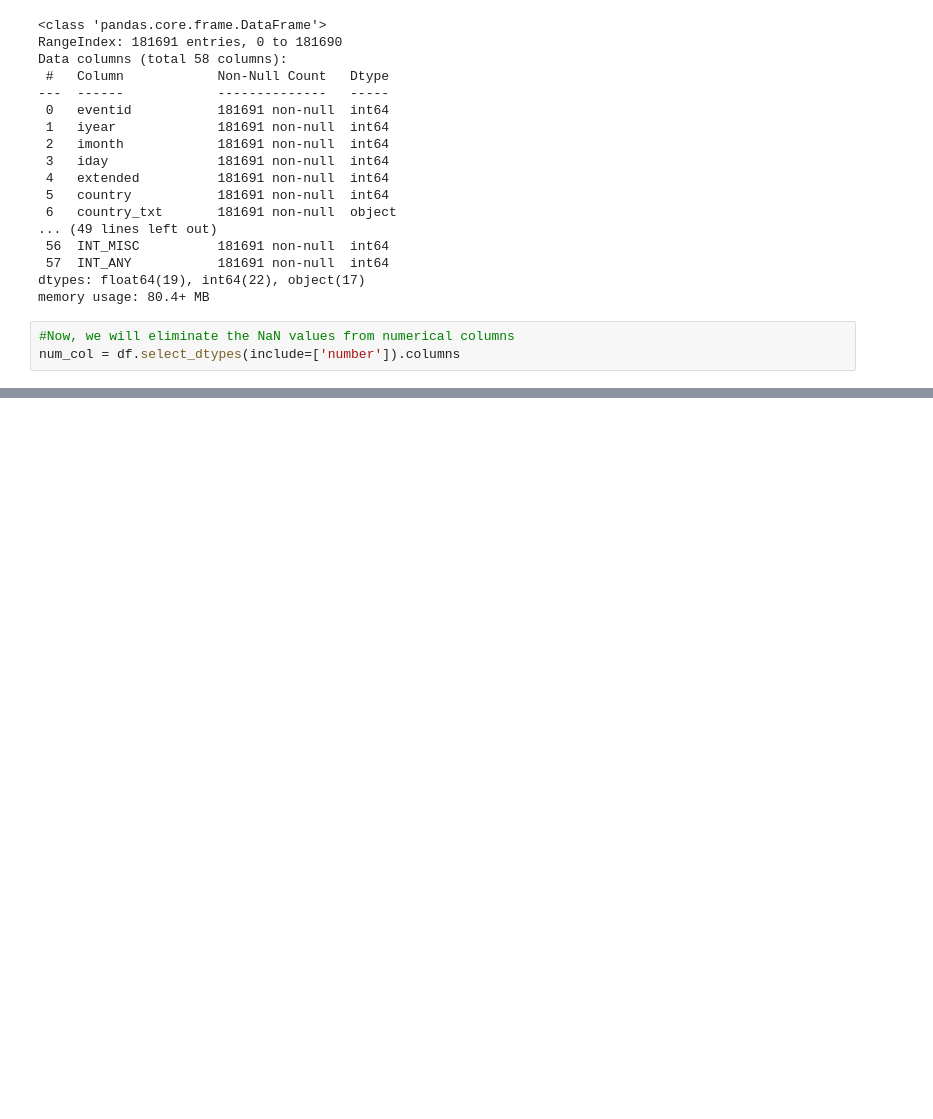
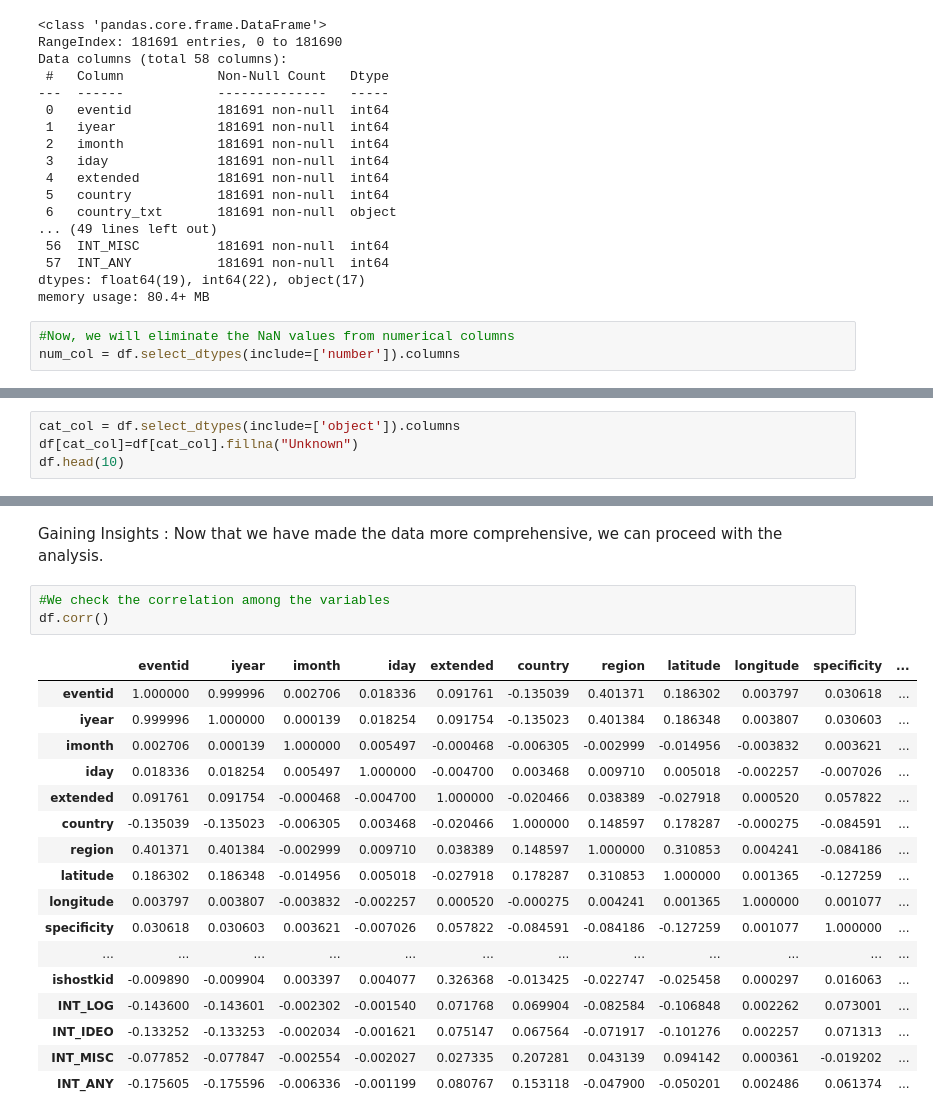
Before and after one commit to GauravBFG10K/Global-Terrorism---EDA, a Jupyter notebook: Global_Terrorism_Analysis_Capstone_Project.ipynb, the cells around one changed output, grey strips where cells are left out. Saved outputs shown, nothing was run; the diff lists cells and outputs as text; blank space fills up the shorter version.

```diff
--- a/Global_Terrorism_Analysis_Capstone_Project.ipynb
+++ b/Global_Terrorism_Analysis_Capstone_Project.ipynb
@@ -134,0 +137,4 @@ df.head(10)
+# %%
+cat_col = df.select_dtypes(include=['object']).columns
+df[cat_col]=df[cat_col].fillna("Unknown")
+df.head(10)
@@ -134,0 +153,23 @@ df.head(10)
+# %% [markdown]
+Gaining Insights : Now that we have made the data more comprehensive, we can proceed with the analysis.
+# %%
+#We check the correlation among the variables
+df.corr()
+# %% [output]
+|  | eventid | iyear | imonth | iday | extended | country | region | latitude | longitude | specificity | ... |
+| eventid | 1.000000 | 0.999996 | 0.002706 | 0.018336 | 0.091761 | -0.135039 | 0.401371 | 0.186302 | 0.003797 | 0.030618 | ... |
+| iyear | 0.999996 | 1.000000 | 0.000139 | 0.018254 | 0.091754 | -0.135023 | 0.401384 | 0.186348 | 0.003807 | 0.030603 | ... |
+| imonth | 0.002706 | 0.000139 | 1.000000 | 0.005497 | -0.000468 | -0.006305 | -0.002999 | -0.014956 | -0.003832 | 0.003621 | ... |
+| iday | 0.018336 | 0.018254 | 0.005497 | 1.000000 | -0.004700 | 0.003468 | 0.009710 | 0.005018 | -0.002257 | -0.007026 | ... |
+| extended | 0.091761 | 0.091754 | -0.000468 | -0.004700 | 1.000000 | -0.020466 | 0.038389 | -0.027918 | 0.000520 | 0.057822 | ... |
+| country | -0.135039 | -0.135023 | -0.006305 | 0.003468 | -0.020466 | 1.000000 | 0.148597 | 0.178287 | -0.000275 | -0.084591 | ... |
+| region | 0.401371 | 0.401384 | -0.002999 | 0.009710 | 0.038389 | 0.148597 | 1.000000 | 0.310853 | 0.004241 | -0.084186 | ... |
+| latitude | 0.186302 | 0.186348 | -0.014956 | 0.005018 | -0.027918 | 0.178287 | 0.310853 | 1.000000 | 0.001365 | -0.127259 | ... |
+| longitude | 0.003797 | 0.003807 | -0.003832 | -0.002257 | 0.000520 | -0.000275 | 0.004241 | 0.001365 | 1.000000 | 0.001077 | ... |
+| specificity | 0.030618 | 0.030603 | 0.003621 | -0.007026 | 0.057822 | -0.084591 | -0.084186 | -0.127259 | 0.001077 | 1.000000 | ... |
+| ... | ... | ... | ... | ... | ... | ... | ... | ... | ... | ... | ... |
+| ishostkid | -0.009890 | -0.009904 | 0.003397 | 0.004077 | 0.326368 | -0.013425 | -0.022747 | -0.025458 | 0.000297 | 0.016063 | ... |
+| INT_LOG | -0.143600 | -0.143601 | -0.002302 | -0.001540 | 0.071768 | 0.069904 | -0.082584 | -0.106848 | 0.002262 | 0.073001 | ... |
+| INT_IDEO | -0.133252 | -0.133253 | -0.002034 | -0.001621 | 0.075147 | 0.067564 | -0.071917 | -0.101276 | 0.002257 | 0.071313 | ... |
+| INT_MISC | -0.077852 | -0.077847 | -0.002554 | -0.002027 | 0.027335 | 0.207281 | 0.043139 | 0.094142 | 0.000361 | -0.019202 | ... |
+| INT_ANY | -0.175605 | -0.175596 | -0.006336 | -0.001199 | 0.080767 | 0.153118 | -0.047900 | -0.050201 | 0.002486 | 0.061374 | ... |
```
Also changed, not shown: parts of 2 cells of this notebook.
